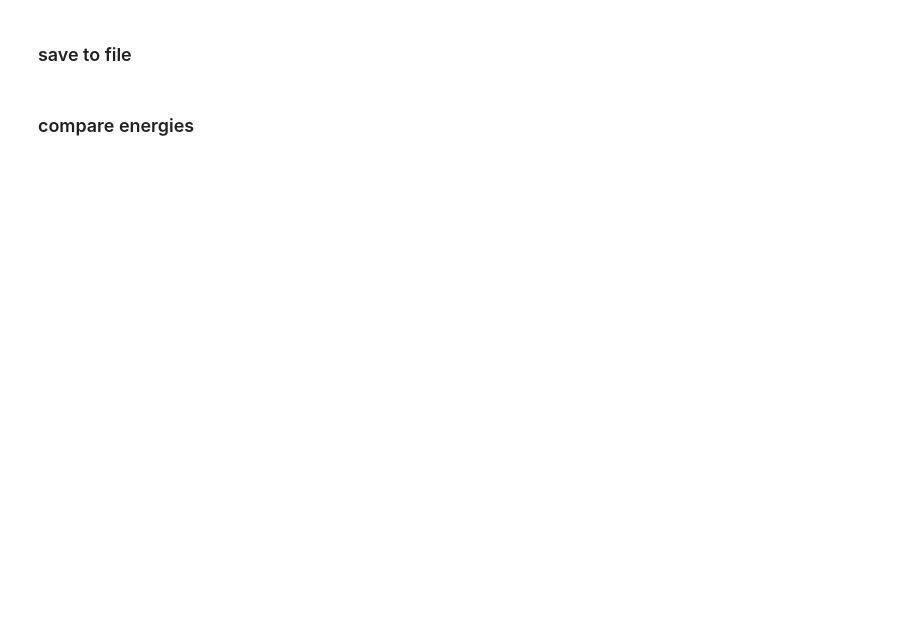
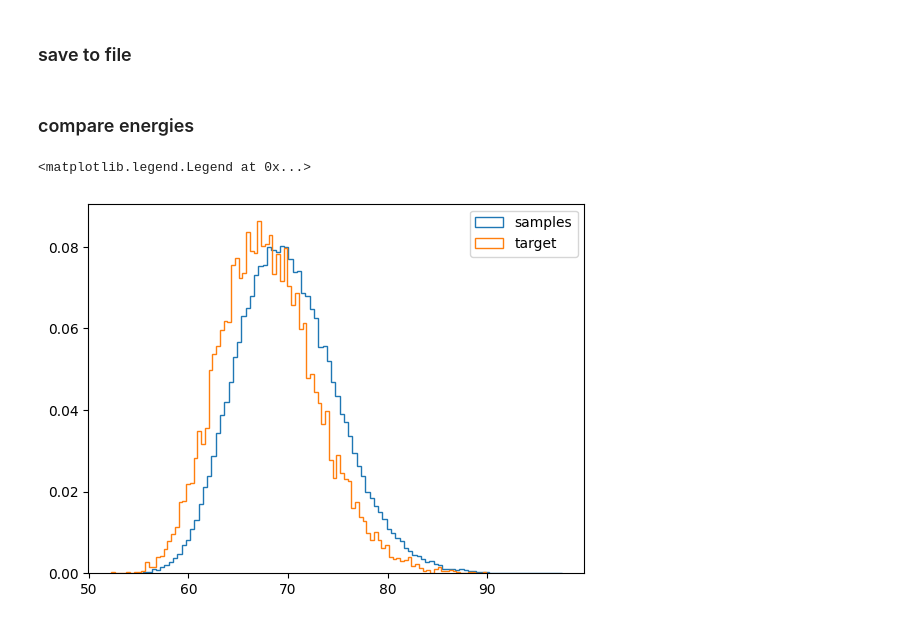
Before and after one commit to noegroup/rigid-flows, a Jupyter notebook: model_working.ipynb, the cells around one changed output. Drawn from its saved outputs; the diff is of its cells as text; code cells hidden in the pictures; blank space fills up the shorter version.

```diff
--- a/model_working.ipynb
+++ b/model_working.ipynb
@@ -1126,0 +1591,10 @@ U_data = eval_target_density_(orig.obj)
+# %%
+auxs = jax.vmap(aux_sampler.sample)(seed=jax.random.split(next(chain), 10_000))
+auxs = -jax.vmap(aux_sampler.log_prob)(auxs).sum((-1, -2))
+# %%
+plt.hist(us_aux, density=True, bins=100, histtype="step", label="samples");
+plt.hist(auxs, density=True, bins=100, histtype="step", label="target");
+plt.legend()
+# %% [output]
+<matplotlib.legend.Legend at 0x...>
+[figure, added]
```
Also changed, not shown: parts of 40 cells of this notebook, 15 other files.
